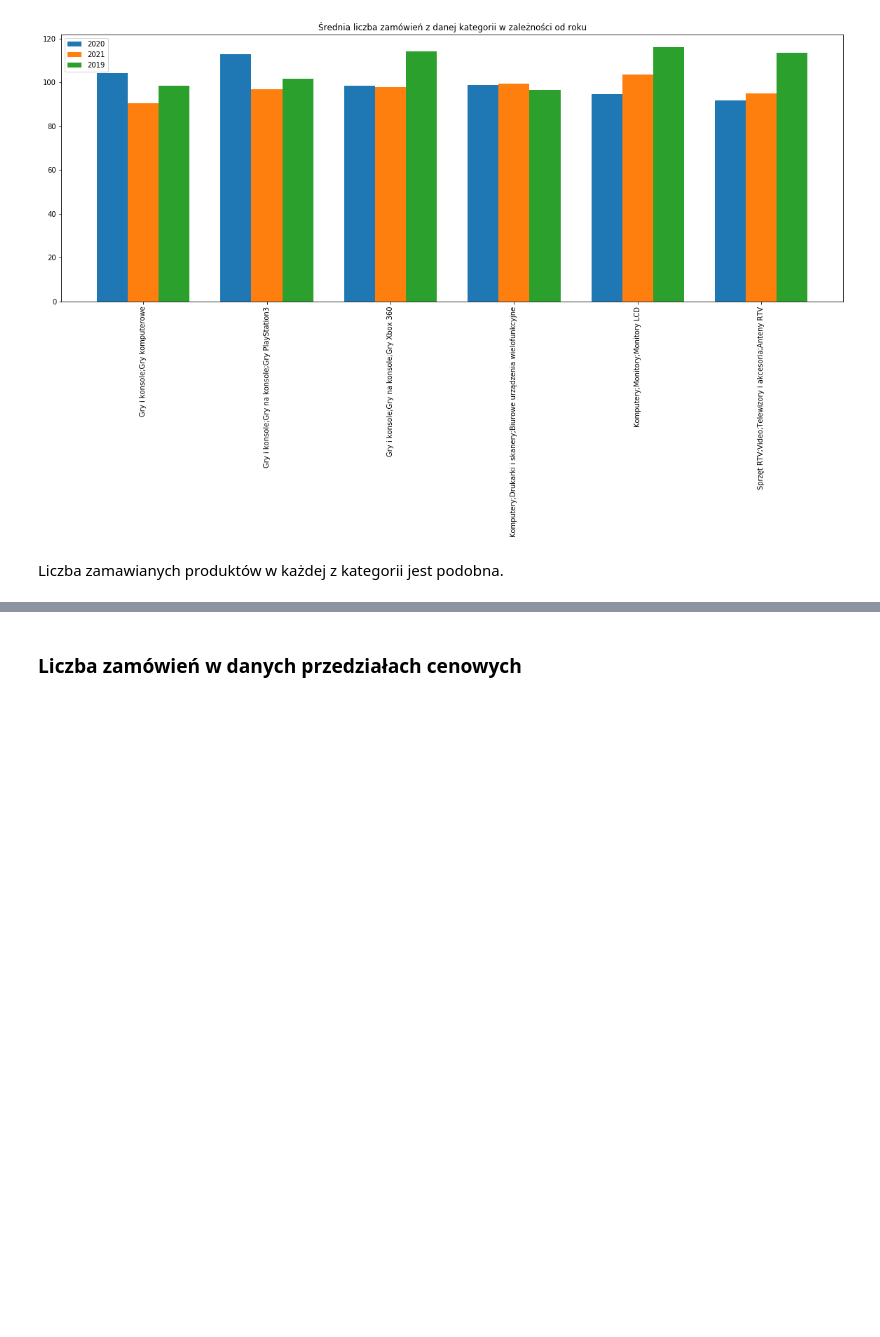
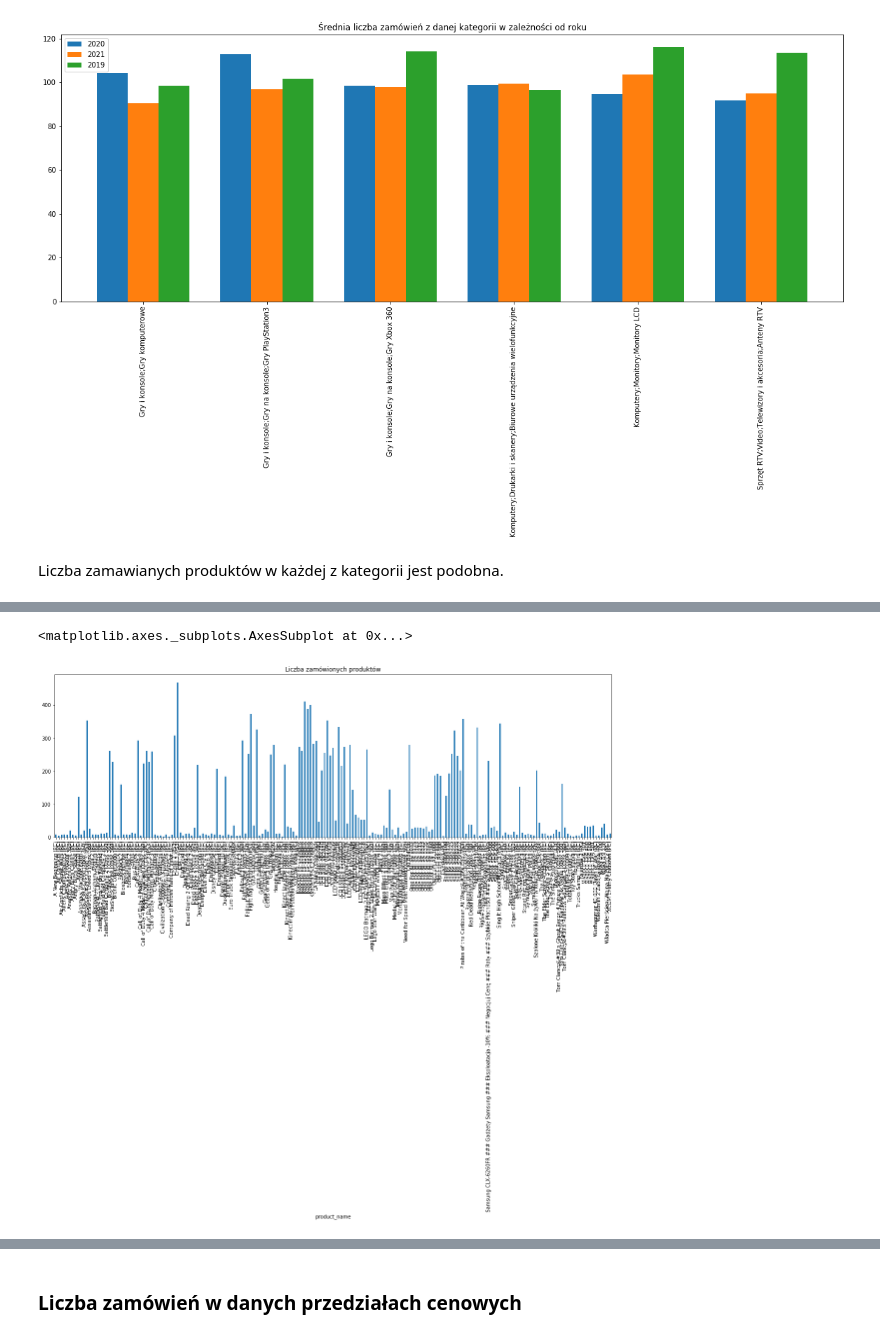
Before and after one commit to Rolkarolka/Delivery-optimization, a Jupyter notebook: notebooks/data_analysis.ipynb, the cells around one changed output, grey strips where cells are left out. Cells and saved outputs as stored; diff of their text form; code cells hidden in the pictures; blank space fills up the shorter version.

```diff
--- a/notebooks/data_analysis.ipynb
+++ b/notebooks/data_analysis.ipynb
@@ -179,0 +182,3 @@ Liczba zamawianych produktów w każdej z kategorii jest podobna.
+# %%
+product_purchase_df = pd.merge(sessions_df[sessions_df['event_type'] == "BUY_PRODUCT"], product_df, on='product_id', how='inner')
+product_purchase_df
@@ -179,0 +199,6 @@ Liczba zamawianych produktów w każdej z kategorii jest podobna.
+# %%
+fig, axs = plt.subplots(figsize=(20, 6))
+product_purchase_df.groupby(product_purchase_df["product_name"])["category_path"].count().plot(kind='bar', rot=90, ax=axs, title="Liczba zamówionych produktów")
+# %% [output]
+<matplotlib.axes._subplots.AxesSubplot at 0x...>
+[figure, added]
```
Also changed, not shown: parts of 3 cells of this notebook, 3 other files.
